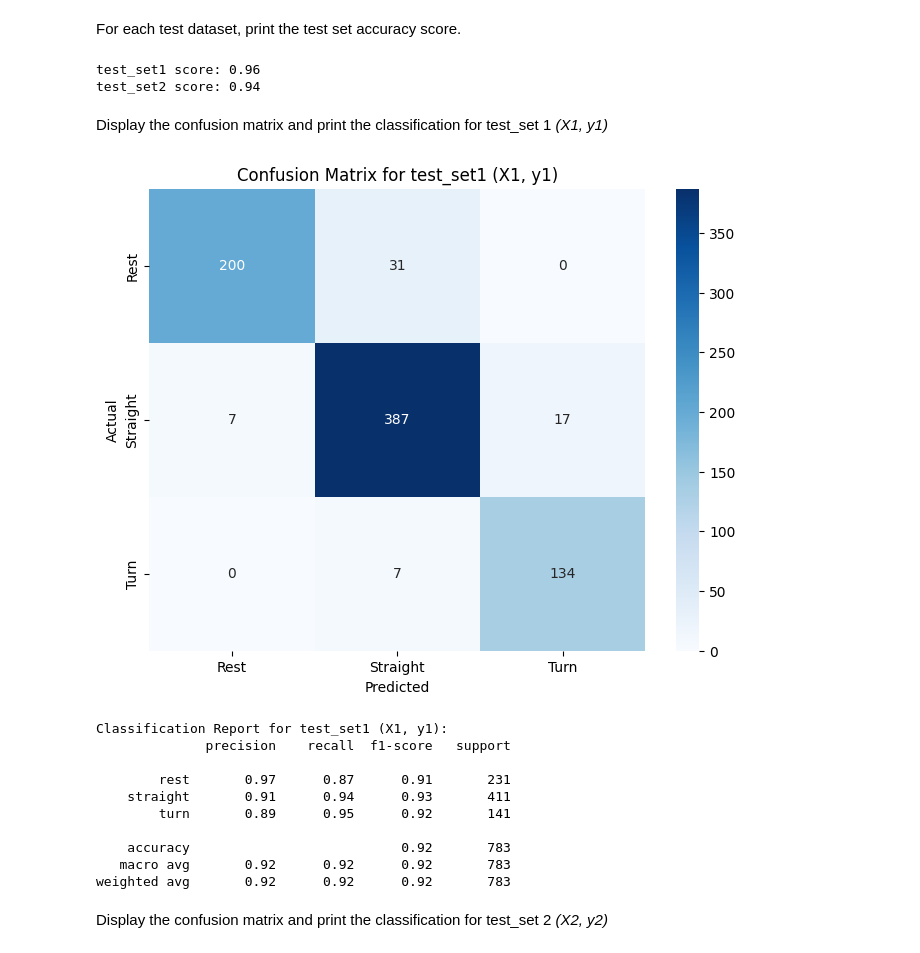
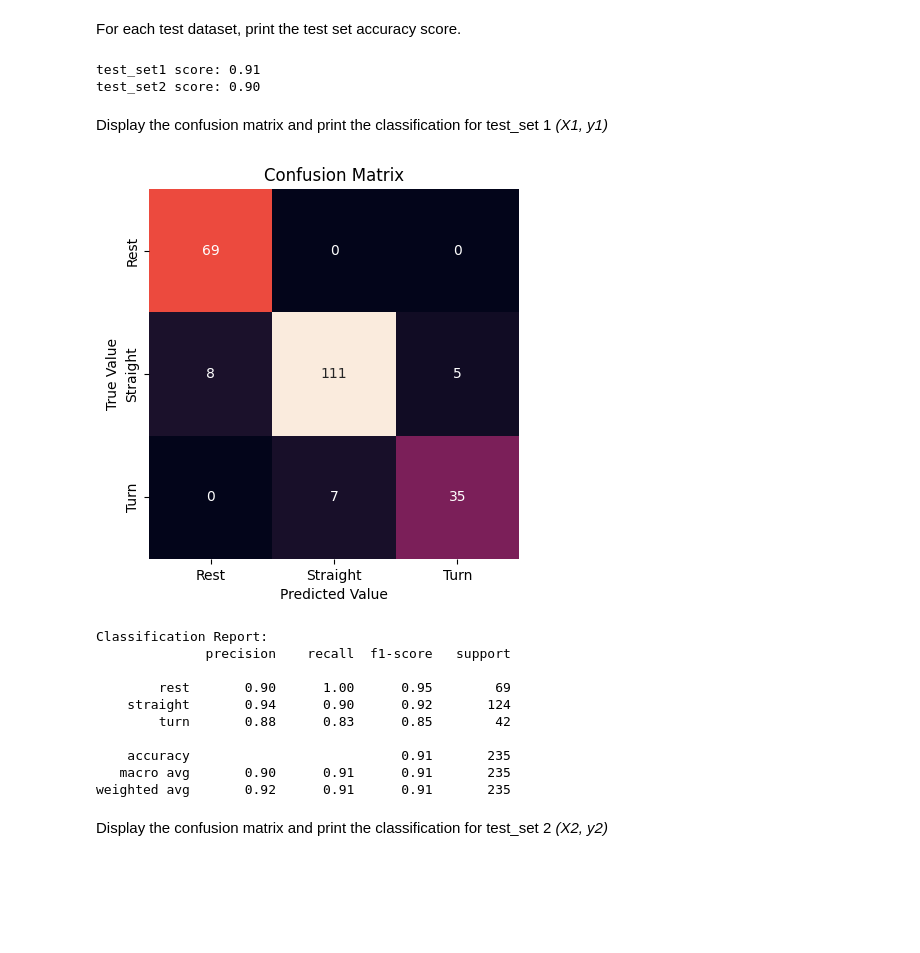
Before and after one commit to jasleenbadhesha/engg680_2024_fall, a Jupyter notebook: Lab_Assignment4/Assignment 4.ipynb, the cells around one changed output. Saved outputs shown, nothing was run; the diff lists cells and outputs as text; code cells hidden in the pictures; blank space fills up the shorter version.

```diff
--- a/Lab_Assignment4/Assignment 4.ipynb
+++ b/Lab_Assignment4/Assignment 4.ipynb
@@ -699,7 +748,7 @@ ___
 # %%
 # TODO - Load group selected features from cv_set to X
 # X =
-selected_features = [col for col in cv_set.columns if col != 'motion_state']
+selected_features = ['a_sum', 'a_var', 'g_sum', 'g_var', 'ax_var', 'gy_var', 'a_min', 'a_max', 'gz_min','gz_max']
 X = cv_set[selected_features]
 X.head(2)
 # %% [output]
@@ -863,55 +916,50 @@ ___
 For each test dataset, print the test set accuracy score.
 # %%
 # TODO - Print test score accuracies for test_set1 and test_set2
-#print("test_set1 score: {:.2f}".format(???))
-#print("test_set2 score: {:.2f}".format(???))
-grid1 = GridSearchCV(pipe, param_grid, cv=5, scoring='accuracy', return_train_score=True)
-grid1.fit(X1_train, y1_train)
-y1_test_pred = grid1.best_estimator_.predict(X1)
-test_accuracy1 = accuracy_score(y1, y1_test_pred)
+
+#accuracies for test_set1
+y1_test_pred = grid1.best_estimator_.predict(X1_test)
+test_accuracy1 = accuracy_score(y1_test, y1_test_pred)
 print("test_set1 score: {:.2f}".format(test_accuracy1))
 
-# Predict on test_set2 and calculate accuracy
-grid2 = GridSearchCV(pipe, param_grid, cv=5, scoring='accuracy', return_train_score=True)
-grid2.fit(X2_train, y2_train)
-y2_test_pred = grid2.best_estimator_.predict(X2)
-test_accuracy2 = accuracy_score(y2, y2_test_pred)
+#accuracies for test_set2
+y2_test_pred = grid2.best_estimator_.predict(X2_test)
+test_accuracy2 = accuracy_score(y2_test, y2_test_pred)
 print("test_set2 score: {:.2f}".format(test_accuracy2))
 # %% [output]
-test_set1 score: 0.96
-test_set2 score: 0.94
+test_set1 score: 0.91
+test_set2 score: 0.90
 # %% [markdown]
 Display the confusion matrix and print the classification for test_set 1 *(X1, y1)*
 # %%
 # TODO - Display confusion matrix and print classification report for (X1, y1)
 y1_pred = grid.best_estimator_.predict(X1)
 
-# Confusion Matrix
-conf_matrix1 = confusion_matrix(y1, y1_pred)
+#Creating the confusion matrix
+conf_mat1 = confusion_matrix(y1_test, y1_test_pred)
 
-# Plot the Confusion Matrix
-plt.figure(figsize=(8, 6))
-sns.heatmap(conf_matrix1, annot=True, fmt='d', cmap='Blues', xticklabels=['Rest', 'Straight', 'Turn'], yticklabels=['Rest', 'Straight', 'Turn'])
-plt.title("Confusion Matrix for test_set1 (X1, y1)")
-plt.xlabel("Predicted")
-plt.ylabel("Actual")
+#Below code prints confusion matrix using a heatmap
+sns.heatmap(conf_mat1, xticklabels=['Rest', 'Straight', 'Turn'],  yticklabels= ['Rest', 'Straight', 'Turn'], square=True, annot=True, cbar=False, fmt='d')
+plt.xlabel('Predicted Value')
+plt.ylabel('True Value')
+plt.title('Confusion Matrix')
 plt.show()
 
-# Classification Report
-print("\nClassification Report for test_set1 (X1, y1):")
-print(classification_report(y1, y1_pred))
+#Creating the classification report
+print("\nClassification Report:")
+print(classification_report(y1_test, y1_test_pred))
 # %% [output]
-[figure, old version]
+[figure, new version]
-Classification Report for test_set1 (X1, y1):
+Classification Report:
               precision    recall  f1-score   support
 
-        rest       0.97      0.87      0.91       231
-    straight       0.91      0.94      0.93       411
-        turn       0.89      0.95      0.92       141
+        rest       0.90      1.00      0.95        69
+    straight       0.94      0.90      0.92       124
+        turn       0.88      0.83      0.85        42
 
-    accuracy                           0.92       783
-   macro avg       0.92      0.92      0.92       783
-weighted avg       0.92      0.92      0.92       783
+    accuracy                           0.91       235
+   macro avg       0.90      0.91      0.91       235
+weighted avg       0.92      0.91      0.91       235
 # %% [markdown]
 Display the confusion matrix and print the classification for test_set 2 *(X2, y2)*
 # %%
```
Also changed, not shown: parts of 37 cells of this notebook.
